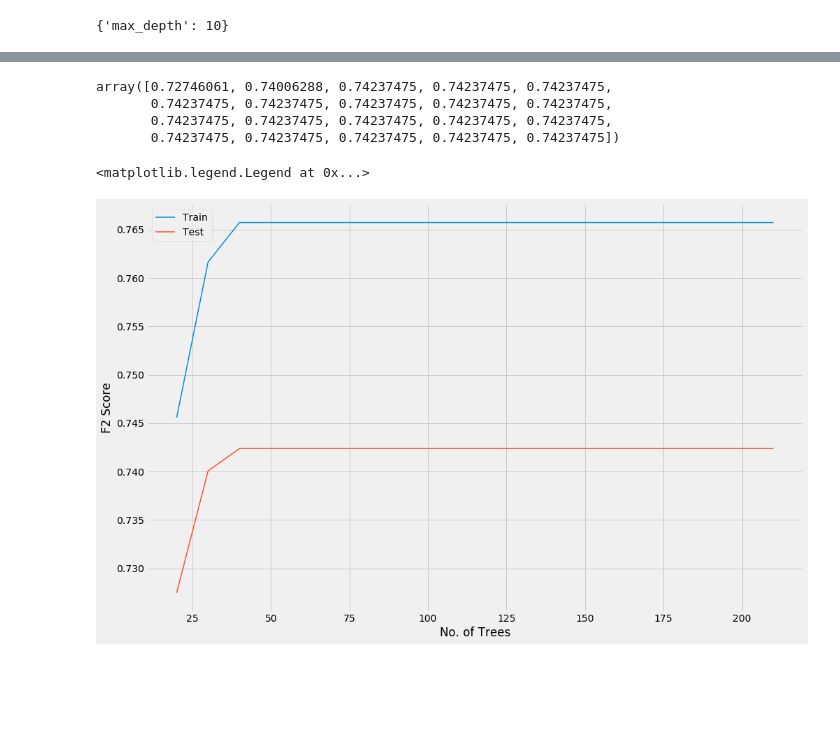
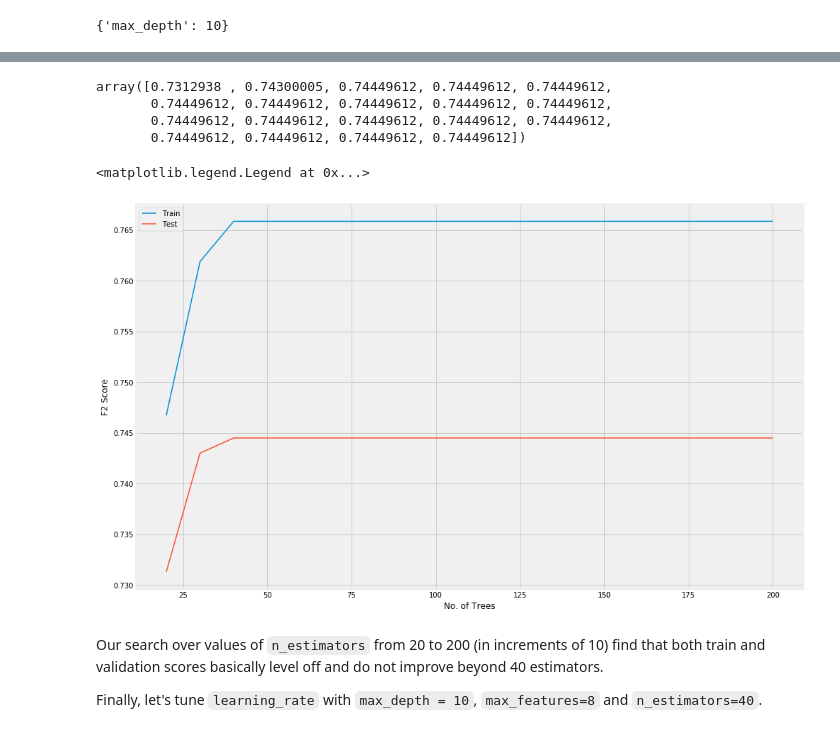
Before and after one commit to douglaswlee/Statcast-Prediction, a Jupyter notebook: 04_EDA_Modeling.ipynb, the cells around one changed output, grey strips where cells are left out. Drawn from its saved outputs; the diff is of its cells as text; code cells hidden in the pictures; blank space fills up the shorter version.

```diff
--- a/04_EDA_Modeling.ipynb
+++ b/04_EDA_Modeling.ipynb
@@ -381,7 +385,7 @@ We will end by tuning `n_estimators` with `max_depth` at 10 and `max_features` a
 # %%
-gb_trees = GradientBoostingClassifier(max_depth=10, max_features=9, random_state=42, n_iter_no_change=5, tol=.01)
+gb_trees = GradientBoostingClassifier(max_depth=10, max_features=8, random_state=42, n_iter_no_change=5, tol=.01)
 trees_grid = {
-    'n_estimators': np.arange(20, 220, 10)
+    'n_estimators': np.arange(20, 210, 10)
 }
 tree_search = GridSearchCV(estimator = gb_trees, param_grid = trees_grid, scoring=ftwo_scorer, cv = skf, verbose = 2, return_train_score=True)
 # %%
@@ -425,17 +429,21 @@ trees_test = tree_search.cv_results_['mean_test_score']
 # %%
 trees_test
 # %% [output]
-array([0.72746061, 0.74006288, 0.74237475, 0.74237475, 0.74237475,
-       0.74237475, 0.74237475, 0.74237475, 0.74237475, 0.74237475,
-       0.74237475, 0.74237475, 0.74237475, 0.74237475, 0.74237475,
-       0.74237475, 0.74237475, 0.74237475, 0.74237475, 0.74237475])
+array([0.7312938 , 0.74300005, 0.74449612, 0.74449612, 0.74449612,
+       0.74449612, 0.74449612, 0.74449612, 0.74449612, 0.74449612,
+       0.74449612, 0.74449612, 0.74449612, 0.74449612, 0.74449612,
+       0.74449612, 0.74449612, 0.74449612, 0.74449612])
 # %%
 plt.figure(figsize=(15, 10))
-plt.plot(np.arange(20, 220, 10), trees_train, lw=1.5, label='Train')
-plt.plot(np.arange(20, 220, 10), trees_test, lw=1.5, label='Test')
+plt.plot(np.arange(20, 210, 10), trees_train, lw=1.5, label='Train')
+plt.plot(np.arange(20, 210, 10), trees_test, lw=1.5, label='Test')
 plt.xlabel('No. of Trees')
 plt.ylabel('F2 Score')
 plt.legend()
 # %% [output]
 <matplotlib.legend.Legend at 0x...>
-[figure, old version]
+[figure, new version]
+# %% [markdown]
+Our search over values of `n_estimators` from 20 to 200 (in increments of 10) find that both train and validation scores basically level off and do not improve beyond 40 estimators.
+
+Finally, let's tune `learning_rate` with `max_depth = 10`, `max_features=8` and `n_estimators=40`.
```
Also changed, not shown: parts of 24 cells of this notebook, 2 other files.
